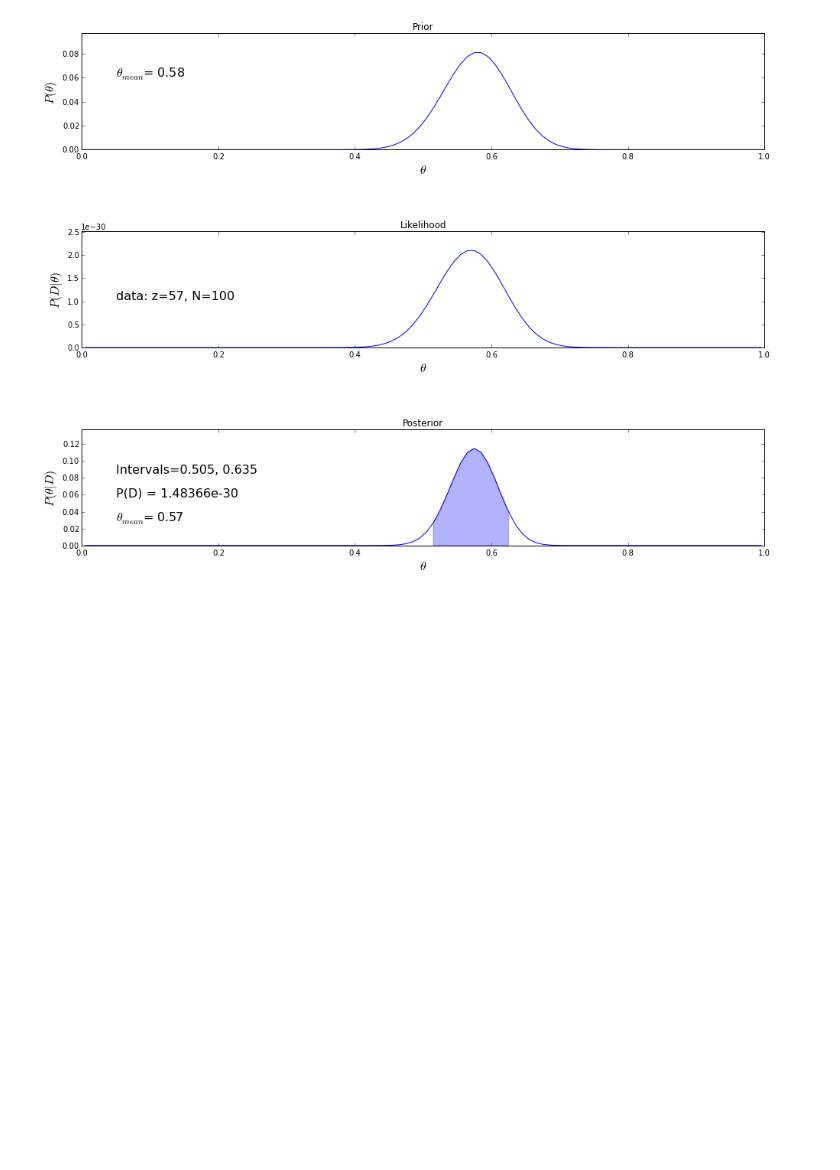
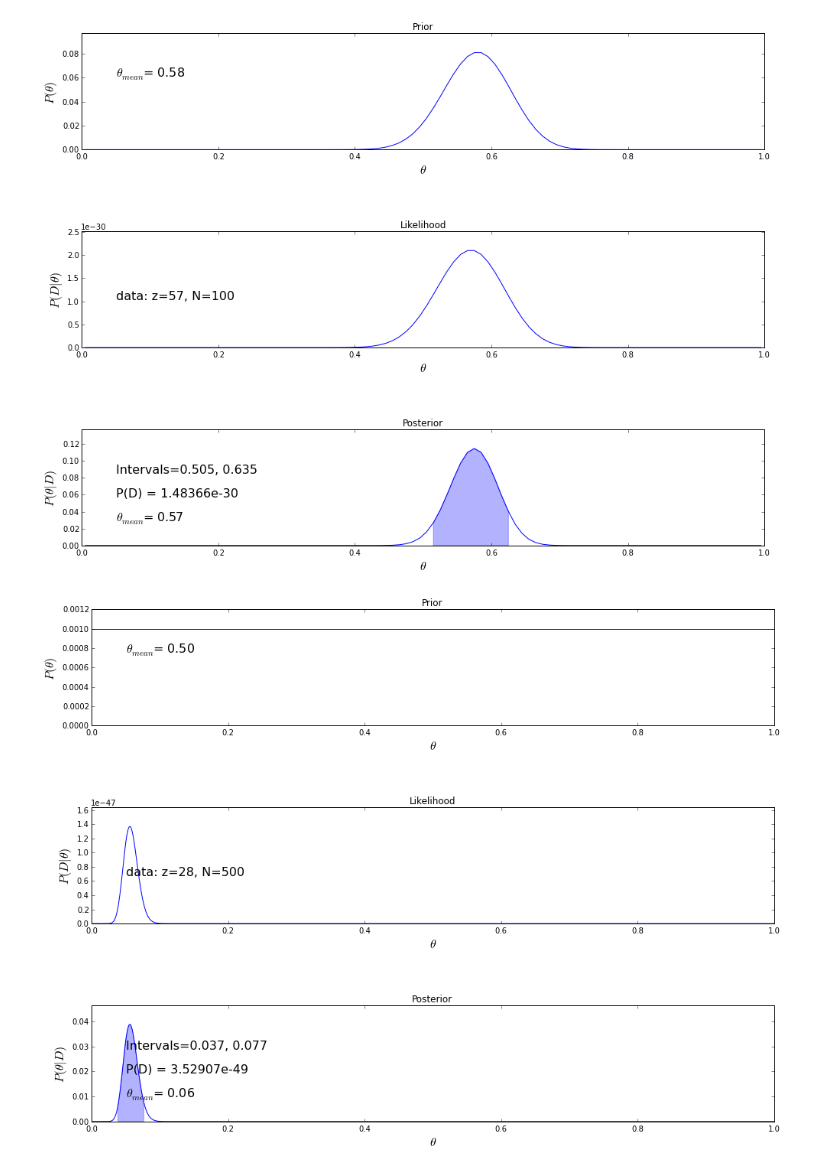
Before and after one commit to grayWolfDC/Doing_bayesian_data_analysis, a Jupyter notebook: IPython/DBDAWkBookCh6.ipynb, the cells around one changed output. Drawn from its saved outputs; the diff is of its cells as text; code cells hidden in the pictures; blank space fills up the shorter version.

```diff
--- a/IPython/DBDAWkBookCh6.ipynb
+++ b/IPython/DBDAWkBookCh6.ipynb
@@ -253,3 +253,17 @@ postPoll2 = BernGrid(theta,postPoll,newData)
 [figure]
 # %%
  #-D) With new data, we can no longer say that the population is equally divided:
+# %%
+#Ex 6.5
+bins = 1000
+
+pTheta = N.ones(bins)
+#pTheta = N.arange(1000,1,-1)
+pTheta = pTheta / N.sum(pTheta)
+wid=1.0/len(pTheta)
+theta = N.arange(0+wid/2,1+wid/2,wid)
+# %%
+dataVec = N.repeat([0,1],[472,28])
+post = BernGrid(theta,pTheta,dataVec)
+# %% [output]
+[figure, added]
```
Also changed, not shown: parts of 14 cells of this notebook.
